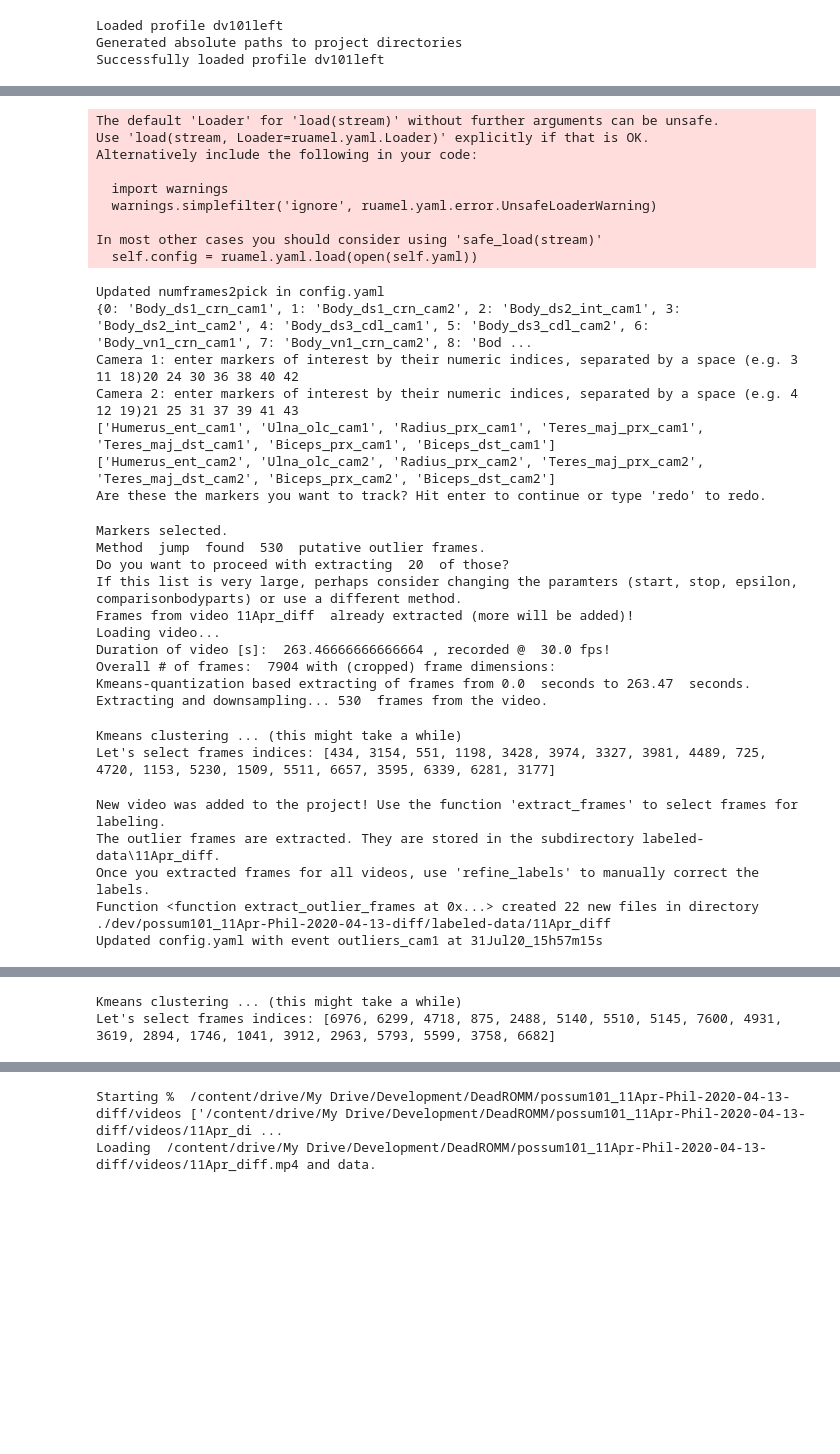
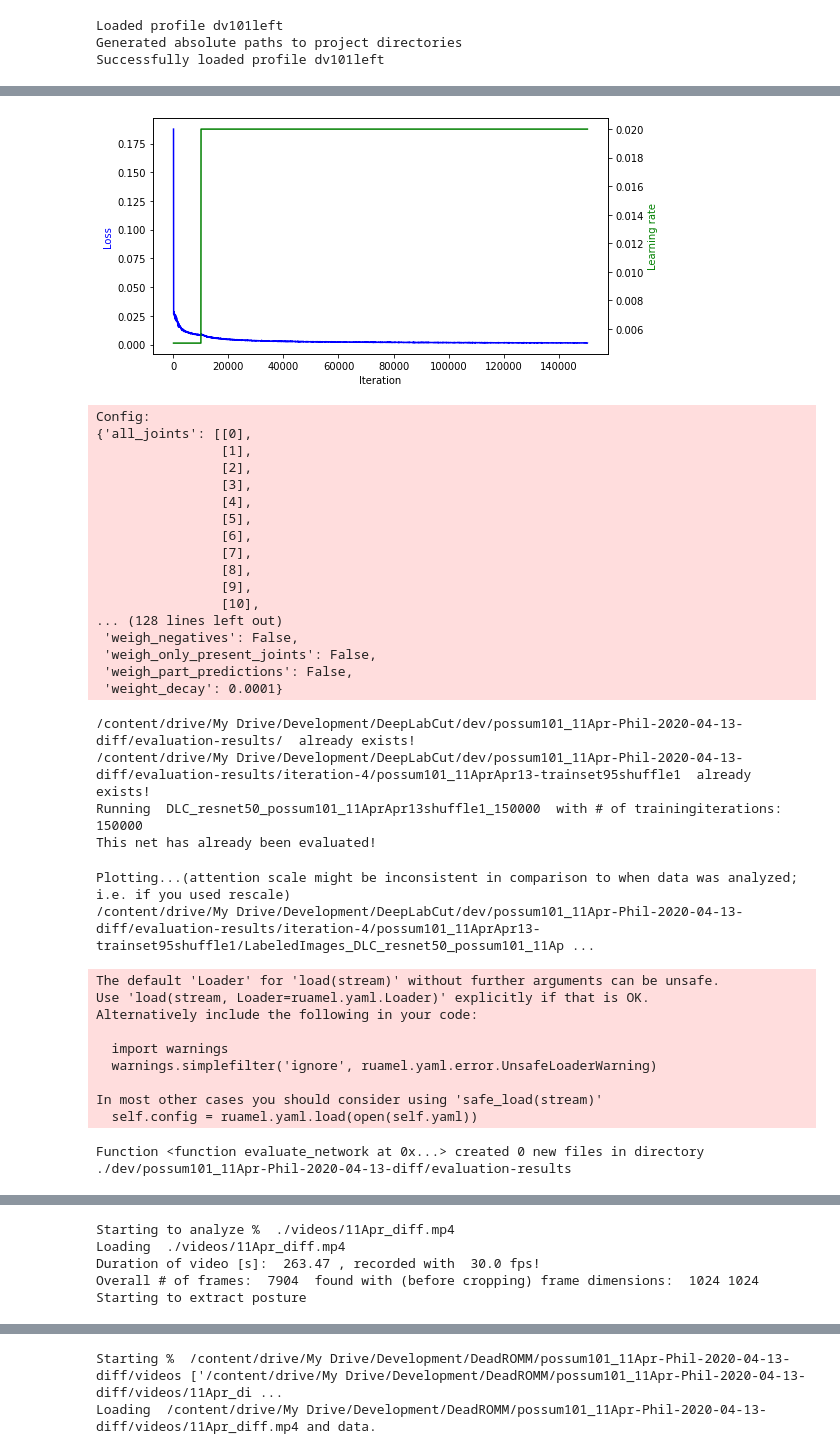
Before and after one commit to popscallion/DeepLabCut, a Jupyter notebook: deadROMM/deadROMM-colab.ipynb, the cells around one changed output, grey strips where cells are left out. Cells and saved outputs as stored; diff of their text form; code cells hidden in the pictures; blank space fills up the shorter version.

```diff
--- a/deadROMM/deadROMM-colab.ipynb
+++ b/deadROMM/deadROMM-colab.ipynb
@@ -127,38 +265,39 @@ Deleted directory  ./dev/possum101_11Apr-Phil-2020-04-13-diff/frames-for-xmalab/
 # %%
-# model.evaluateAndAnalyze()
-model.getOutliers(20, outlier_algo='jump')
+model.evaluateAndAnalyze()
+# model.getOutliers(20, outlier_algo='jump')
 alert_done()
 # %% [output]
+[figure, added]
-The default 'Loader' for 'load(stream)' without further arguments can be unsafe.
-Use 'load(stream, Loader=ruamel.yaml.Loader)' explicitly if that is OK.
-Alternatively include the following in your code:
-
-  import warnings
-  warnings.simplefilter('ignore', ruamel.yaml.error.UnsafeLoaderWarning)
-
-In most other cases you should consider using 'safe_load(stream)'
-  self.config = ruamel.yaml.load(open(self.yaml))
+Config:
+{'all_joints': [[0],
+                [1],
+                [2],
+                [3],
+                [4],
+                [5],
+                [6],
+                [7],
+                [8],
+                [9],
+                [10],
+... (128 lines left out)
+ 'weigh_negatives': False,
+ 'weigh_only_present_joints': False,
+ 'weigh_part_predictions': False,
+ 'weight_decay': 0.0001}
-Updated numframes2pick in config.yaml
-{0: 'Body_ds1_crn_cam1', 1: 'Body_ds1_crn_cam2', 2: 'Body_ds2_int_cam1', 3: 'Body_ds2_int_cam2', 4: 'Body_ds3_cdl_cam1', 5: 'Body_ds3_cdl_cam2', 6: 'Body_vn1_crn_cam1', 7: 'Body_vn1_crn_cam2', 8: 'Bod ...
-Camera 1: enter markers of interest by their numeric indices, separated by a space (e.g. 3 11 18)20 24 30 36 38 40 42
-Camera 2: enter markers of interest by their numeric indices, separated by a space (e.g. 4 12 19)21 25 31 37 39 41 43
-['Humerus_ent_cam1', 'Ulna_olc_cam1', 'Radius_prx_cam1', 'Teres_maj_prx_cam1', 'Teres_maj_dst_cam1', 'Biceps_prx_cam1', 'Biceps_dst_cam1']
-['Humerus_ent_cam2', 'Ulna_olc_cam2', 'Radius_prx_cam2', 'Teres_maj_prx_cam2', 'Teres_maj_dst_cam2', 'Biceps_prx_cam2', 'Biceps_dst_cam2']
-Are these the markers you want to track? Hit enter to continue or type 'redo' to redo.
+/content/drive/My Drive/Development/DeepLabCut/dev/possum101_11Apr-Phil-2020-04-13-diff/evaluation-results/  already exists!
+/content/drive/My Drive/Development/DeepLabCut/dev/possum101_11Apr-Phil-2020-04-13-diff/evaluation-results/iteration-4/possum101_11AprApr13-trainset95shuffle1  already exists!
+Running  DLC_resnet50_possum101_11AprApr13shuffle1_150000  with # of trainingiterations: 150000
+This net has already been evaluated!
-Markers selected.
-Method  jump  found  530  putative outlier frames.
-Do you want to proceed with extracting  20  of those?
-If this list is very large, perhaps consider changing the paramters (start, stop, epsilon, comparisonbodyparts) or use a different method.
-Frames from video 11Apr_diff  already extracted (more will be added)!
-Loading video...
-Duration of video [s]:  263.46666666666664 , recorded @  30.0 fps!
-Overall # of frames:  7904 with (cropped) frame dimensions:
-Kmeans-quantization based extracting of frames from 0.0  seconds to 263.47  seconds.
-Extracting and downsampling... 530  frames from the video.
+Plotting...(attention scale might be inconsistent in comparison to when data was analyzed; i.e. if you used rescale)
+/content/drive/My Drive/Development/DeepLabCut/dev/possum101_11Apr-Phil-2020-04-13-diff/evaluation-results/iteration-4/possum101_11AprApr13-trainset95shuffle1/LabeledImages_DLC_resnet50_possum101_11Ap ...
-Kmeans clustering ... (this might take a while)
-Let's select frames indices: [434, 3154, 551, 1198, 3428, 3974, 3327, 3981, 4489, 725, 4720, 1153, 5230, 1509, 5511, 6657, 3595, 6339, 6281, 3177]
+The default 'Loader' for 'load(stream)' without further arguments can be unsafe.
+Use 'load(stream, Loader=ruamel.yaml.Loader)' explicitly if that is OK.
+Alternatively include the following in your code:
+
+  import warnings
+  warnings.simplefilter('ignore', ruamel.yaml.error.UnsafeLoaderWarning)
+
+In most other cases you should consider using 'safe_load(stream)'
+  self.config = ruamel.yaml.load(open(self.yaml))
-New video was added to the project! Use the function 'extract_frames' to select frames for labeling.
-The outlier frames are extracted. They are stored in the subdirectory labeled-data\11Apr_diff.
-Once you extracted frames for all videos, use 'refine_labels' to manually correct the labels.
-Function <function extract_outlier_frames at 0x...> created 22 new files in directory ./dev/possum101_11Apr-Phil-2020-04-13-diff/labeled-data/11Apr_diff
-Updated config.yaml with event outliers_cam1 at 31Jul20_15h57m15s
+Function <function evaluate_network at 0x...> created 0 new files in directory ./dev/possum101_11Apr-Phil-2020-04-13-diff/evaluation-results
@@ -183,2 +325,5 @@ Extracting and downsampling... 1603  frames from the video.
-Kmeans clustering ... (this might take a while)
-Let's select frames indices: [6976, 6299, 4718, 875, 2488, 5140, 5510, 5145, 7600, 4931, 3619, 2894, 1746, 1041, 3912, 2963, 5793, 5599, 3758, 6682]
+Starting to analyze %  ./videos/11Apr_diff.mp4
+Loading  ./videos/11Apr_diff.mp4
+Duration of video [s]:  263.47 , recorded with  30.0 fps!
+Overall # of frames:  7904  found with (before cropping) frame dimensions:  1024 1024
+Starting to extract posture
```
Also changed, not shown: parts of 12 cells of this notebook, 2 other files.
